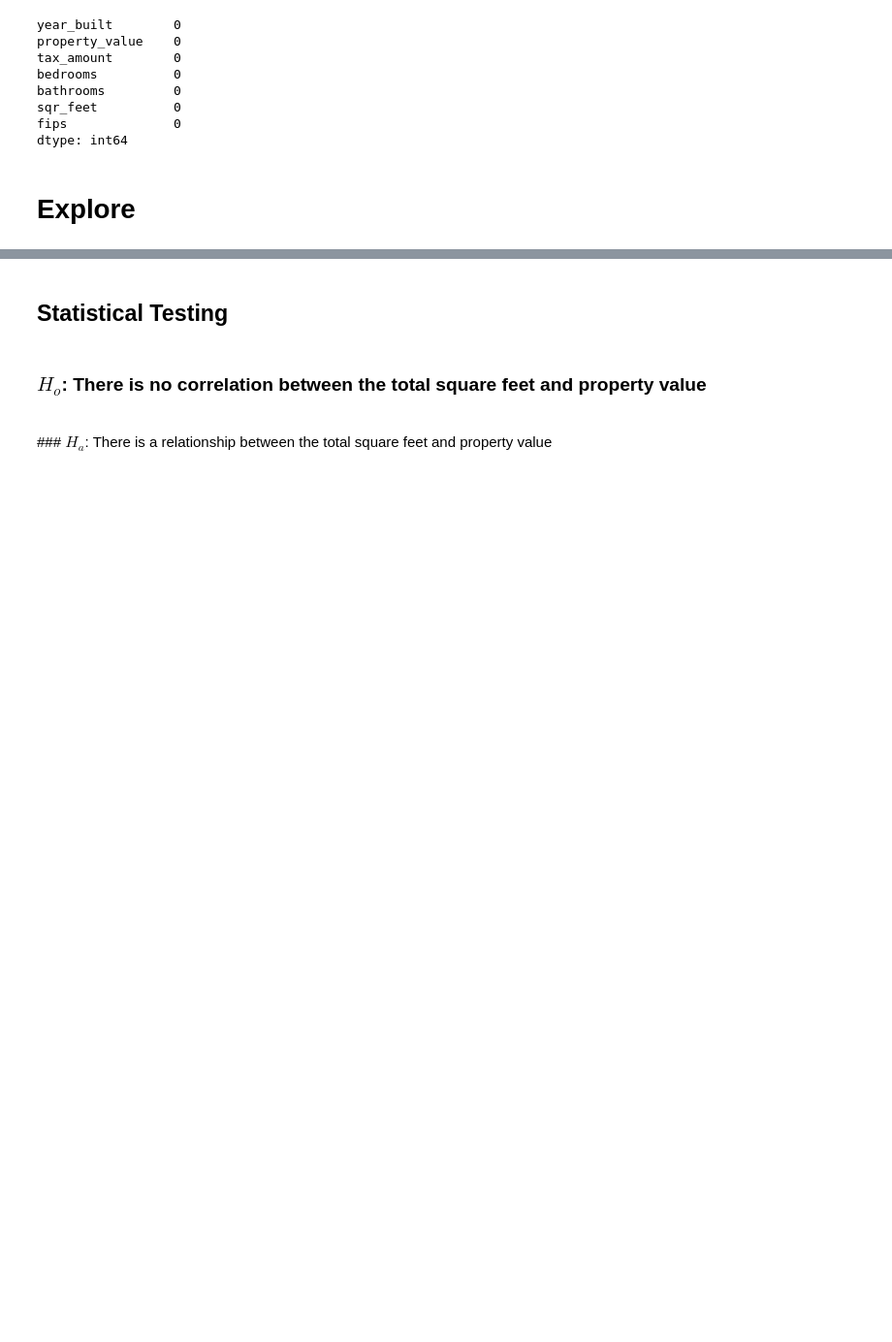
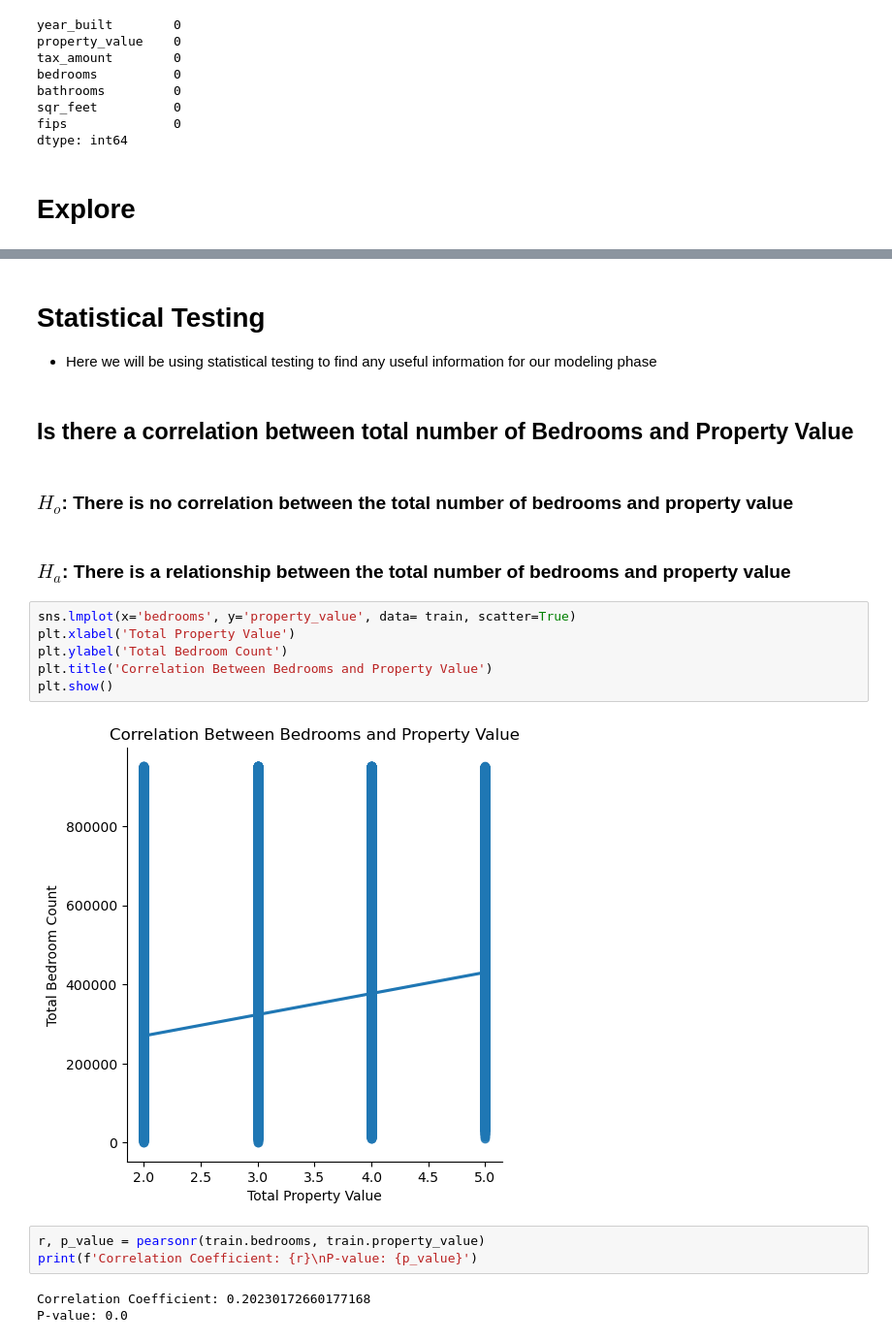
Before and after one commit to EstebanHernandez0/Zillow_Project, a Jupyter notebook: work_notebook.ipynb, the cells around one changed output, grey strips where cells are left out. Shown at 97% size. Cells and saved outputs as stored; diff of their text form; blank space fills up the shorter version.

```diff
--- a/work_notebook.ipynb
+++ b/work_notebook.ipynb
@@ -112,6 +107,23 @@ plt.show()
-# %% [markdown]
-## Statistical Testing
+# %% [markdown]
+# Statistical Testing
+  - Here we will be using statistical testing to find any useful information for our modeling phase
+# %% [markdown]
+## Is there a correlation between total number of Bedrooms and Property Value
 # %% [markdown]
-### $H_{o}$: There is no correlation between the total square feet and property value
-<br>
-### $H_{a}$: There is a relationship between the total square feet and property value
+### $H_{o}$: There is no correlation between the total number of bedrooms and property value
+# %% [markdown]
+### $H_{a}$: There is a relationship between the total number of bedrooms and property value
+# %%
+sns.lmplot(x='bedrooms', y='property_value', data= train, scatter=True)
+plt.xlabel('Total Property Value')
+plt.ylabel('Total Bedroom Count')
+plt.title('Correlation Between Bedrooms and Property Value')
+plt.show()
+# %% [output]
+[figure, added]
+# %%
+r, p_value = pearsonr(train.bedrooms, train.property_value)
+print(f'Correlation Coefficient: {r}\nP-value: {p_value}')
+# %% [output]
+Correlation Coefficient: 0.20230172660177168
+P-value: 0.0
```
Also changed, not shown: parts of 9 cells of this notebook.
